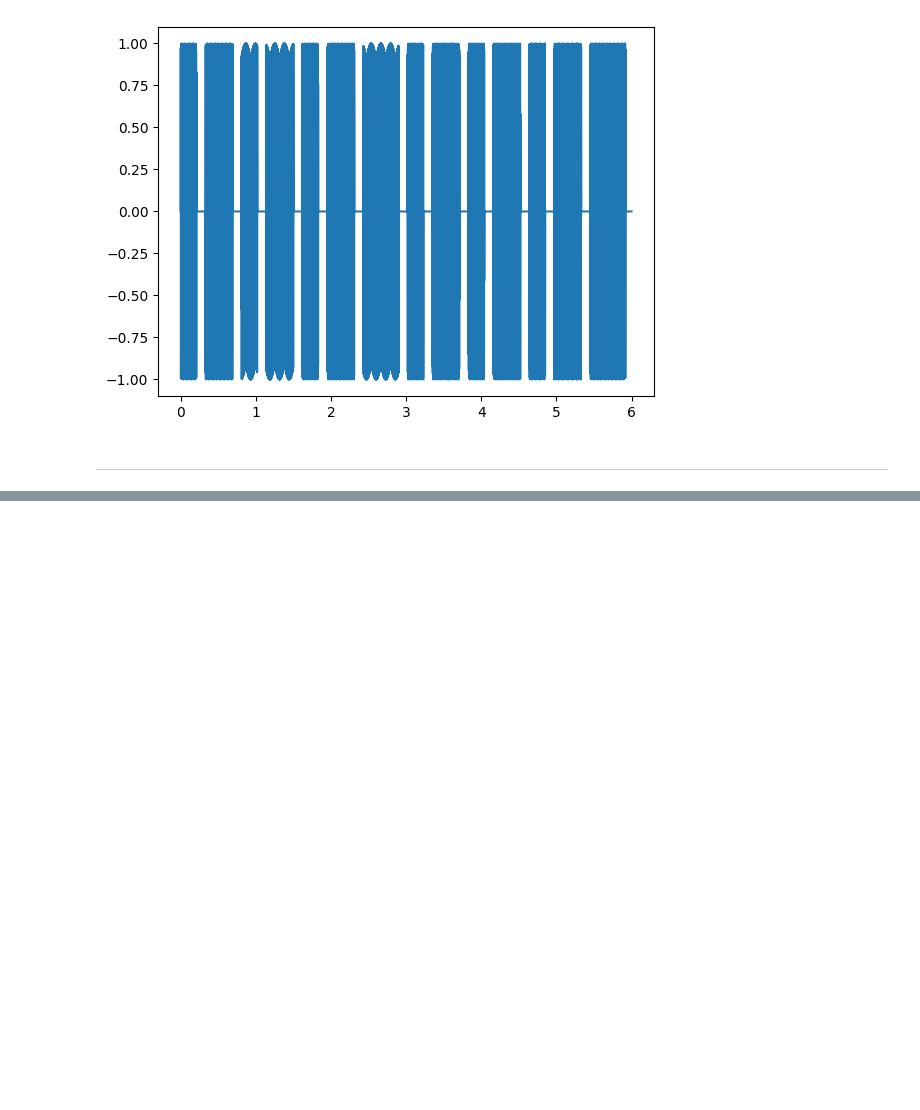
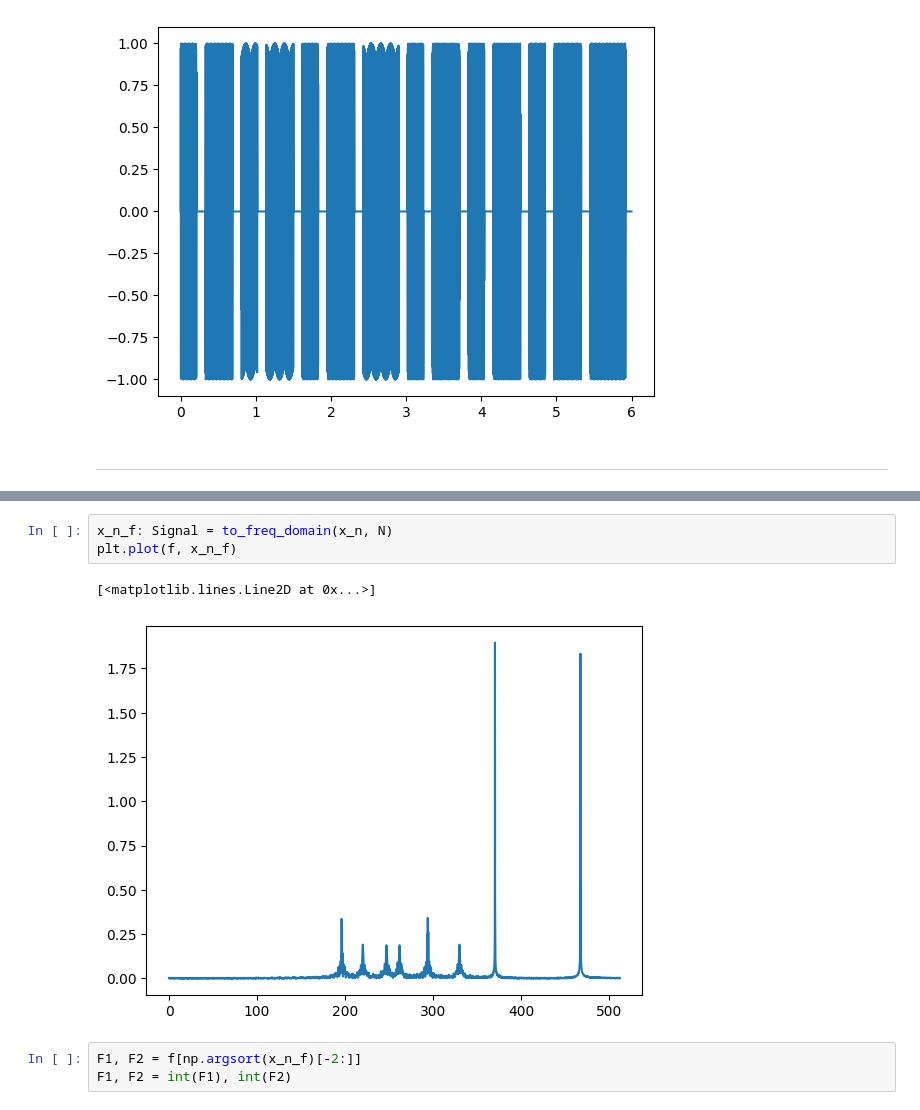
Before and after one commit to Hamada-Gado/Audio-Processing, a Jupyter notebook: main.ipynb, the cells around one changed output, grey strips where cells are left out. Saved outputs shown, nothing was run; the diff lists cells and outputs as text; blank space fills up the shorter version.

```diff
--- a/main.ipynb
+++ b/main.ipynb
@@ -55,0 +80,9 @@ sd.play(x, 3 * 1024)
+# %%
+x_n_f: Signal = to_freq_domain(x_n, N)
+plt.plot(f, x_n_f)
+# %% [output]
+[<matplotlib.lines.Line2D at 0x...>]
+[figure, added]
+# %%
+F1, F2 = f[np.argsort(x_n_f)[-2:]]
+F1, F2 = int(F1), int(F2)
```
Also changed, not shown: parts of 12 cells of this notebook.
